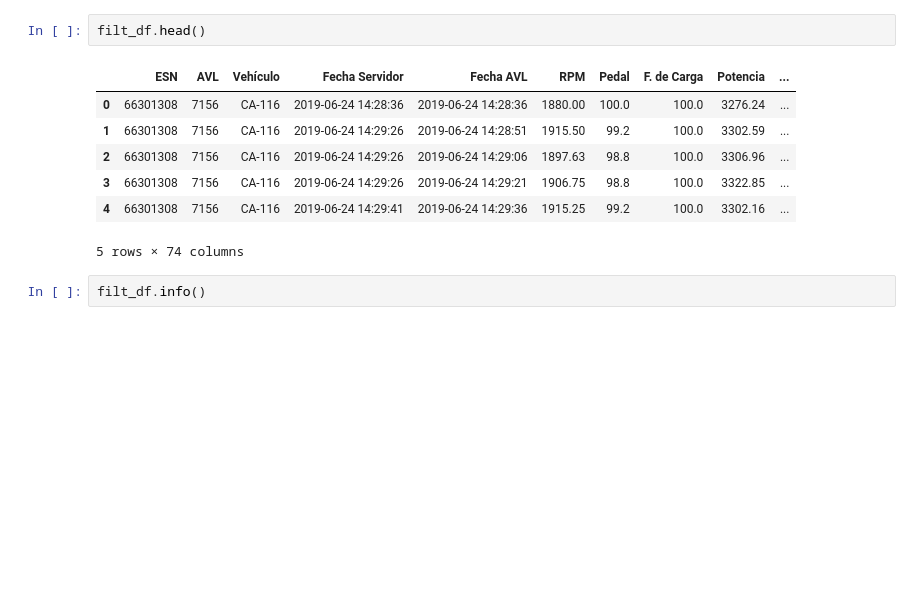
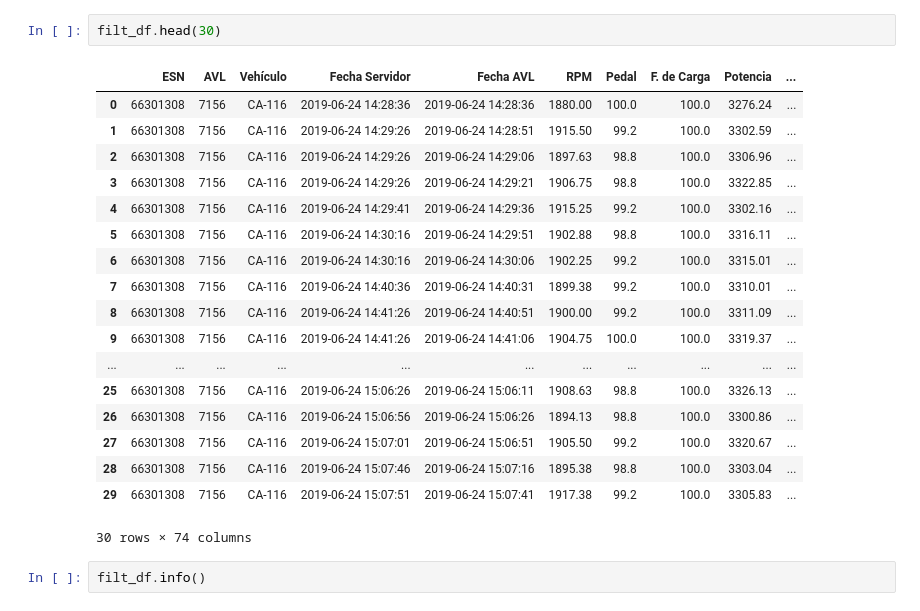
Before and after one commit to ddiazal/PredictiveMaintenance, a Jupyter notebook: filtersAnalysis.ipynb, the cells around one changed output. Saved outputs shown, nothing was run; the diff lists cells and outputs as text; blank space fills up the shorter version.

```diff
--- a/filtersAnalysis.ipynb
+++ b/filtersAnalysis.ipynb
@@ -15,14 +15,25 @@ Wall time: 6.99 s
 (1295116, 74)
 # %%
-filt_df.head()
+filt_df.head(30)
 # %% [output]
 |  | ESN | AVL | Vehículo | Fecha Servidor | Fecha AVL | RPM | Pedal | F. de Carga | Potencia | ... |
 | 0 | 66301308 | 7156 | CA-116 | 2019-06-24 14:28:36 | 2019-06-24 14:28:36 | 1880.00 | 100.0 | 100.0 | 3276.24 | ... |
 | 1 | 66301308 | 7156 | CA-116 | 2019-06-24 14:29:26 | 2019-06-24 14:28:51 | 1915.50 | 99.2 | 100.0 | 3302.59 | ... |
 | 2 | 66301308 | 7156 | CA-116 | 2019-06-24 14:29:26 | 2019-06-24 14:29:06 | 1897.63 | 98.8 | 100.0 | 3306.96 | ... |
 | 3 | 66301308 | 7156 | CA-116 | 2019-06-24 14:29:26 | 2019-06-24 14:29:21 | 1906.75 | 98.8 | 100.0 | 3322.85 | ... |
 | 4 | 66301308 | 7156 | CA-116 | 2019-06-24 14:29:41 | 2019-06-24 14:29:36 | 1915.25 | 99.2 | 100.0 | 3302.16 | ... |
+| 5 | 66301308 | 7156 | CA-116 | 2019-06-24 14:30:16 | 2019-06-24 14:29:51 | 1902.88 | 98.8 | 100.0 | 3316.11 | ... |
+| 6 | 66301308 | 7156 | CA-116 | 2019-06-24 14:30:16 | 2019-06-24 14:30:06 | 1902.25 | 99.2 | 100.0 | 3315.01 | ... |
+| 7 | 66301308 | 7156 | CA-116 | 2019-06-24 14:40:36 | 2019-06-24 14:40:31 | 1899.38 | 99.2 | 100.0 | 3310.01 | ... |
+| 8 | 66301308 | 7156 | CA-116 | 2019-06-24 14:41:26 | 2019-06-24 14:40:51 | 1900.00 | 99.2 | 100.0 | 3311.09 | ... |
+| 9 | 66301308 | 7156 | CA-116 | 2019-06-24 14:41:26 | 2019-06-24 14:41:06 | 1904.75 | 100.0 | 100.0 | 3319.37 | ... |
+| ... | ... | ... | ... | ... | ... | ... | ... | ... | ... | ... |
+| 25 | 66301308 | 7156 | CA-116 | 2019-06-24 15:06:26 | 2019-06-24 15:06:11 | 1908.63 | 98.8 | 100.0 | 3326.13 | ... |
+| 26 | 66301308 | 7156 | CA-116 | 2019-06-24 15:06:56 | 2019-06-24 15:06:26 | 1894.13 | 98.8 | 100.0 | 3300.86 | ... |
+| 27 | 66301308 | 7156 | CA-116 | 2019-06-24 15:07:01 | 2019-06-24 15:06:51 | 1905.50 | 99.2 | 100.0 | 3320.67 | ... |
+| 28 | 66301308 | 7156 | CA-116 | 2019-06-24 15:07:46 | 2019-06-24 15:07:16 | 1895.38 | 98.8 | 100.0 | 3303.04 | ... |
+| 29 | 66301308 | 7156 | CA-116 | 2019-06-24 15:07:51 | 2019-06-24 15:07:41 | 1917.38 | 99.2 | 100.0 | 3305.83 | ... |
-5 rows × 74 columns
+30 rows × 74 columns
 # %%
 filt_df.info()
 # %% [output]
```
Also changed, not shown: parts of 20 cells of this notebook.
